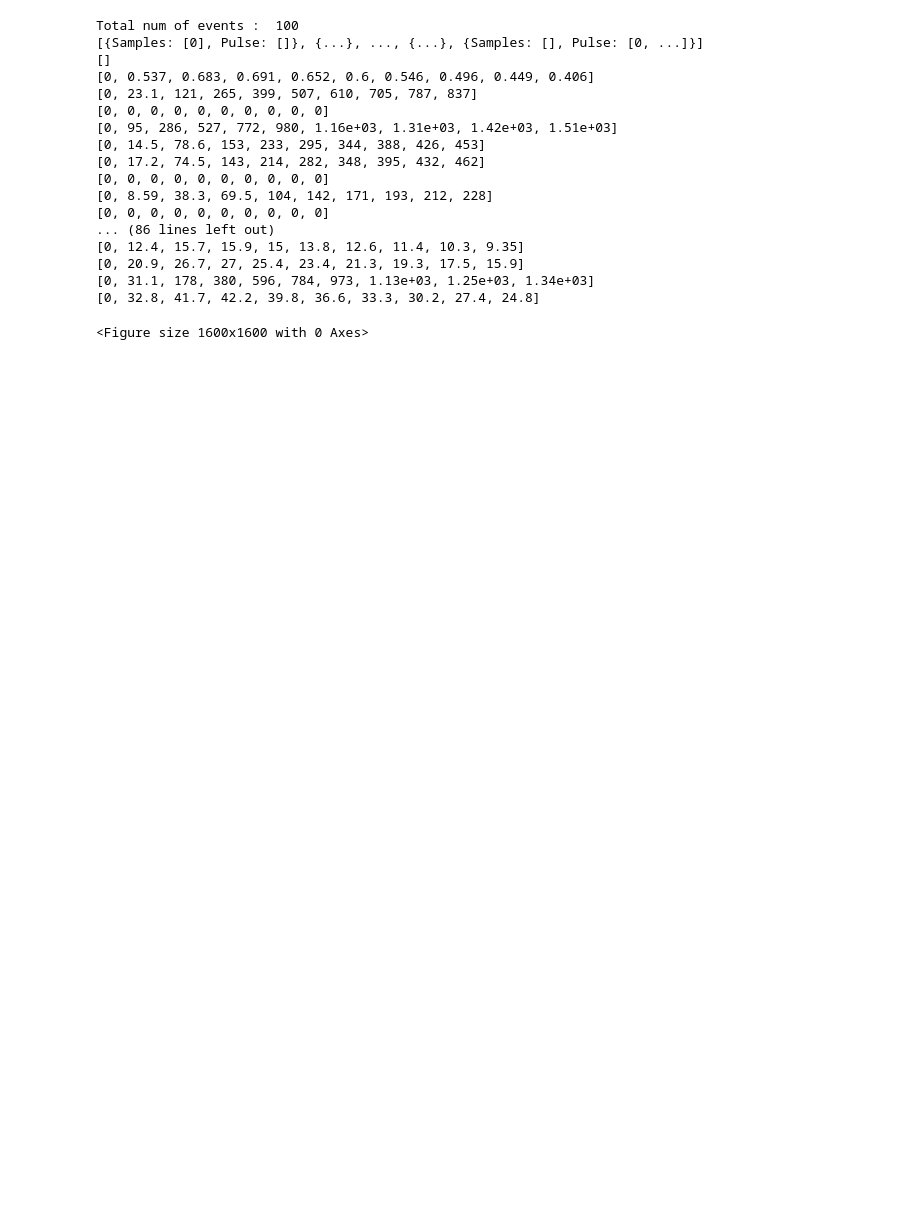
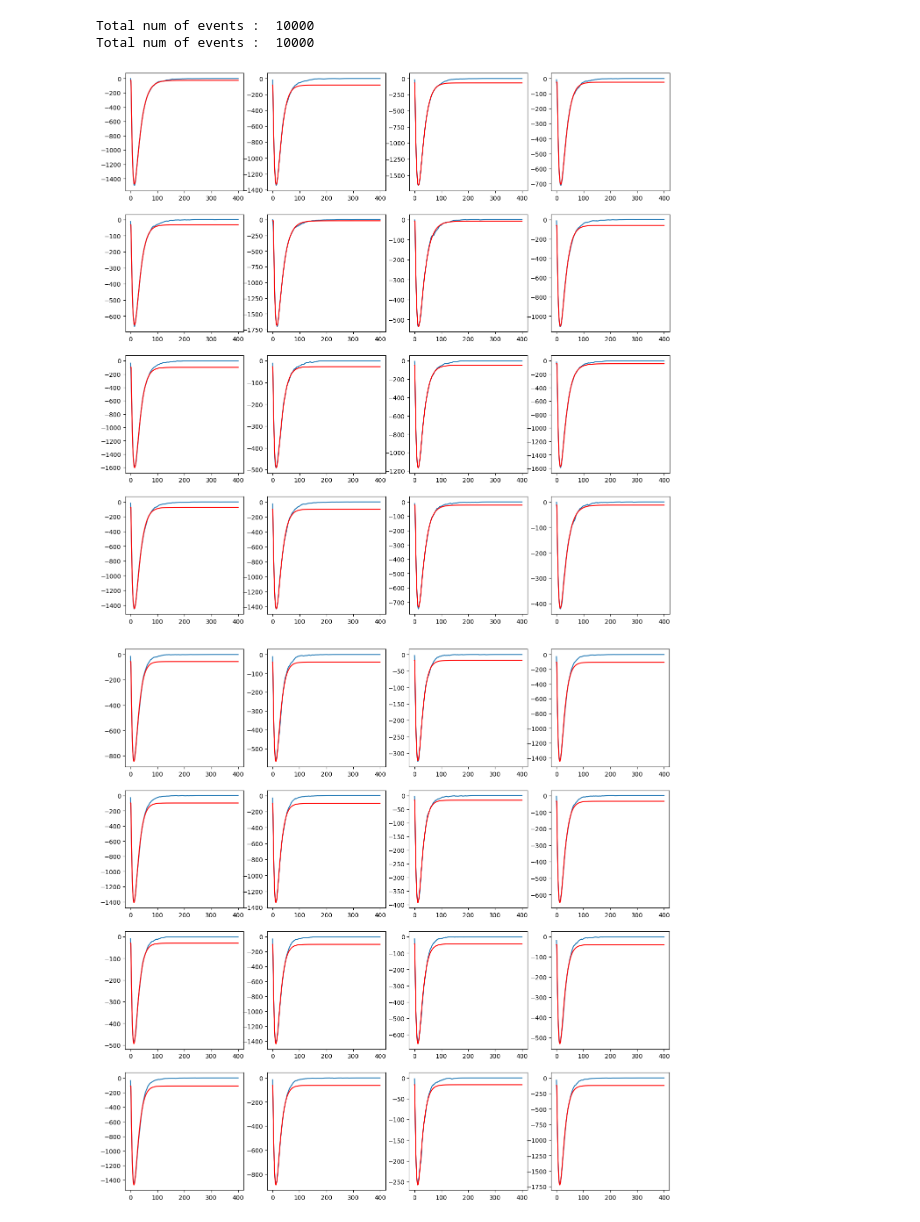
Before and after one commit to rsehgal/G4Workshop_Calicut, a Jupyter notebook: PyScripts/WaveAnal.ipynb, the cells around one changed output. Saved outputs shown, nothing was run; the diff lists cells and outputs as text; code cells hidden in the pictures; blank space fills up the shorter version.

Commit message:
Minor changes in code. Notebook modified and now able to see two bands for gamma and neutrons in PSD plot. Getting some addtional blob for neutrons in high energy region, which needs to be understood

```diff
--- a/PyScripts/WaveAnal.ipynb
+++ b/PyScripts/WaveAnal.ipynb
@@ -688,40 +751,24 @@ def PSD(pulseData,timing):
 # %%
 #For PSD simulation code Using simplified functions and Convolved pulses
 import uproot
 import numpy as np
 import matplotlib.pyplot as plt
 import awkward as ak # Added explicit import for best practice
 from scipy.optimize import curve_fit
 from sklearn.metrics import r2_score
 
 # --- 1. CONFIGURATION ---"
-FILE_PATH="/home/rsehgal/shared/G4Workshop_Calicut/PSD/"
+FILE_PATH="~/Codes/G4Workshop_Calicut/PSD/"
 TREE_NAME = "ftree"
 
-#SOURCE_FILE_PATH = FILE_PATH+'buildNeutron/neutron.mac.root'
-#listOfSampledNeutronPulse,samplesTiming=
-#ProcessDataFile_V2(SOURCE_FILE_PATH,TREE_NAME,plotPulses=True)
+SOURCE_FILE_PATH = FILE_PATH+'buildNeutron/neutron.mac.root'
+listOfSampledNeutronPulse,samplesTiming=ProcessDataFile_V2(SOURCE_FILE_PATH,TREE_NAME,plotPulses=False)
 
 SOURCE_FILE_PATH = FILE_PATH+'build/gamma.mac.root'
 #averageGammaPulse,samplesTiming=ProcessDataFile(SOURCE_FILE_PATH,TREE_NAME)
-#listOfSampledGammaPulse,samplesTiming=
-ProcessDataFile_V2(SOURCE_FILE_PATH,TREE_NAME,plotPulses=False)
+listOfSampledGammaPulse,samplesTiming=ProcessDataFile_V2(SOURCE_FILE_PATH,TREE_NAME,plotPulses=False)
 # %% [output]
-Total num of events :  100
-[{Samples: [0], Pulse: []}, {...}, ..., {...}, {Samples: [], Pulse: [0, ...]}]
-[]
-[0, 0.537, 0.683, 0.691, 0.652, 0.6, 0.546, 0.496, 0.449, 0.406]
-[0, 23.1, 121, 265, 399, 507, 610, 705, 787, 837]
-[0, 0, 0, 0, 0, 0, 0, 0, 0, 0]
-[0, 95, 286, 527, 772, 980, 1.16e+03, 1.31e+03, 1.42e+03, 1.51e+03]
-[0, 14.5, 78.6, 153, 233, 295, 344, 388, 426, 453]
-[0, 17.2, 74.5, 143, 214, 282, 348, 395, 432, 462]
-[0, 0, 0, 0, 0, 0, 0, 0, 0, 0]
-[0, 8.59, 38.3, 69.5, 104, 142, 171, 193, 212, 228]
-[0, 0, 0, 0, 0, 0, 0, 0, 0, 0]
-... (86 lines left out)
-[0, 12.4, 15.7, 15.9, 15, 13.8, 12.6, 11.4, 10.3, 9.35]
-[0, 20.9, 26.7, 27, 25.4, 23.4, 21.3, 19.3, 17.5, 15.9]
-[0, 31.1, 178, 380, 596, 784, 973, 1.13e+03, 1.25e+03, 1.34e+03]
-[0, 32.8, 41.7, 42.2, 39.8, 36.6, 33.3, 30.2, 27.4, 24.8]
+Total num of events :  10000
+Total num of events :  10000
-<Figure size 1600x1600 with 0 Axes>
+[figure, added]
+[figure, added]
```
Also changed, not shown: parts of 8 cells of this notebook, 3 other files.
